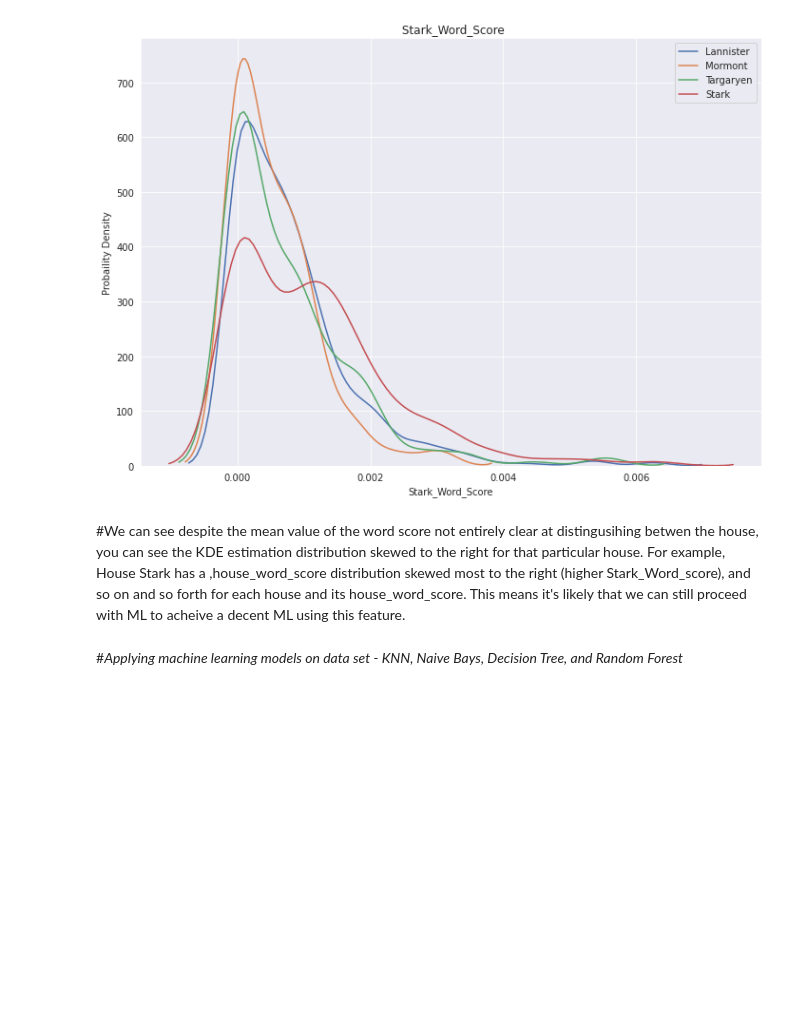
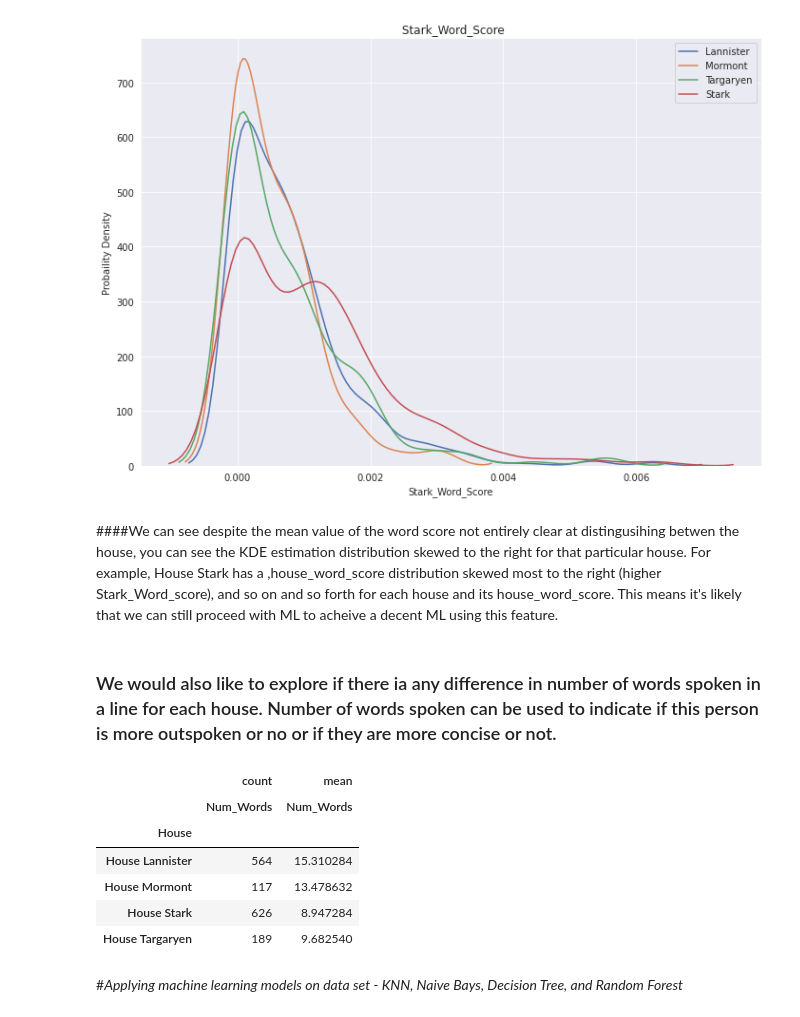
Before and after one commit to trong-shen/Game-of-Throne-Project, a Jupyter notebook: GOT_Project.ipynb, the cells around one changed output. Drawn from its saved outputs; the diff is of its cells as text; code cells hidden in the pictures; blank space fills up the shorter version.

```diff
--- a/GOT_Project.ipynb
+++ b/GOT_Project.ipynb
@@ -724,4 +717,18 @@ sns.distplot(House_Stark[['Stark_Word_Score']], hist=False, kde=True,label='Star
 [figure]
 [figure]
 # %% [markdown]
-#We can see despite the mean value of the word score not entirely clear at distingusihing betwen the house, you can see the KDE estimation distribution skewed to the right for that particular house. For example, House Stark has a ,house_word_score distribution skewed most to the right (higher Stark_Word_score), and so on and so forth for each house and its house_word_score. This means it's likely that we can still proceed with ML to acheive a decent ML using this feature.
+####We can see despite the mean value of the word score not entirely clear at distingusihing betwen the house, you can see the KDE estimation distribution skewed to the right for that particular house. For example, House Stark has a ,house_word_score distribution skewed most to the right (higher Stark_Word_score), and so on and so forth for each house and its house_word_score. This means it's likely that we can still proceed with ML to acheive a decent ML using this feature.
+# %% [markdown]
+### We would also like to explore if there ia any difference in number of words spoken in a line for each house. Number of words spoken can be used to indicate if this person is more outspoken or no or if they are more concise or not.
+# %%
+#Evaluate the mean and count of num_words spoken per line to see if there is difference between them
+table=pd.pivot_table(GOT1TopHouses_2,values=['Num_Words'],index=['House'],aggfunc=['count','mean'])
+table
+# %% [output]
+|  | count | mean |
+|  | Num_Words | Num_Words |
+| House |  |  |
+| House Lannister | 564 | 15.310284 |
+| House Mormont | 117 | 13.478632 |
+| House Stark | 626 | 8.947284 |
+| House Targaryen | 189 | 9.682540 |
```
Also changed, not shown: parts of 9 cells of this notebook.
